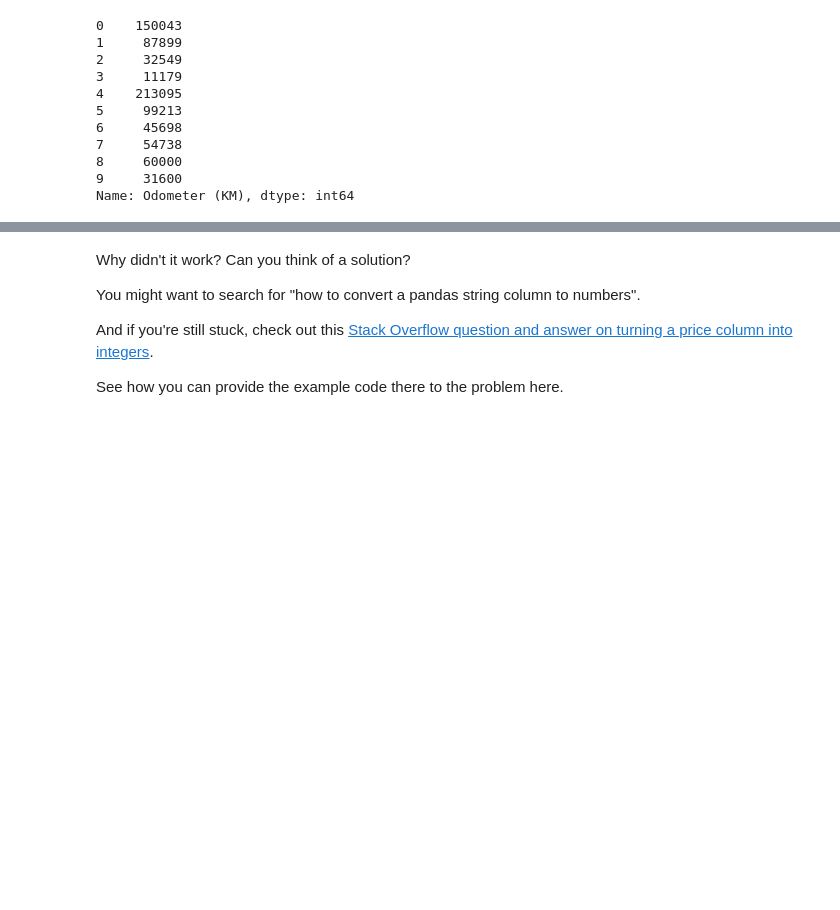
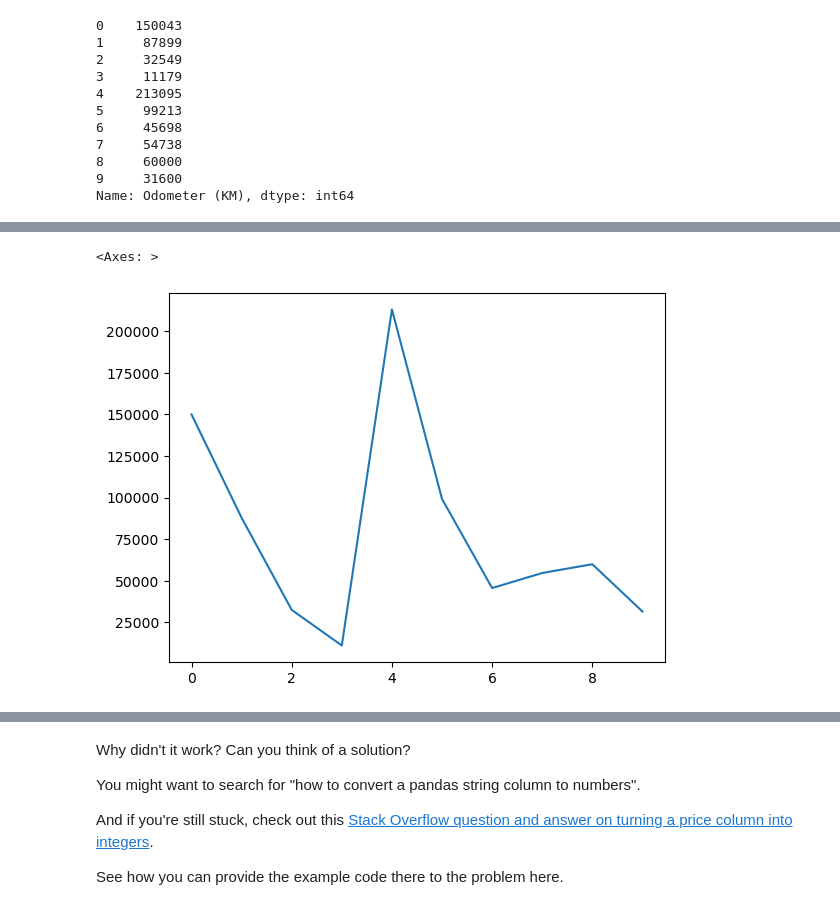
Before and after one commit to alastairsounds/ztm_ai_ml, a Jupyter notebook: sample_project/pandas-exercises.ipynb, the cells around one changed output, grey strips where cells are left out. Saved outputs shown, nothing was run; the diff lists cells and outputs as text; code cells hidden in the pictures; blank space fills up the shorter version.

```diff
--- a/sample_project/pandas-exercises.ipynb
+++ b/sample_project/pandas-exercises.ipynb
@@ -206,5 +230,11 @@ Name: Odometer (KM), dtype: int64
 # %%
 # Import Matplotlib and create a plot of the Odometer column
 # Don't forget to use %matplotlib inline
+%matplotlib inline
+import matplotlib.pyplot as plt
+car_sales['Odometer (KM)'].plot()
+# %% [output]
+<Axes: >
+[figure, added]
 # %%
 # Create a histogram of the Odometer column using hist()
```
Also changed, not shown: parts of 28 cells of this notebook, 2 other files.
